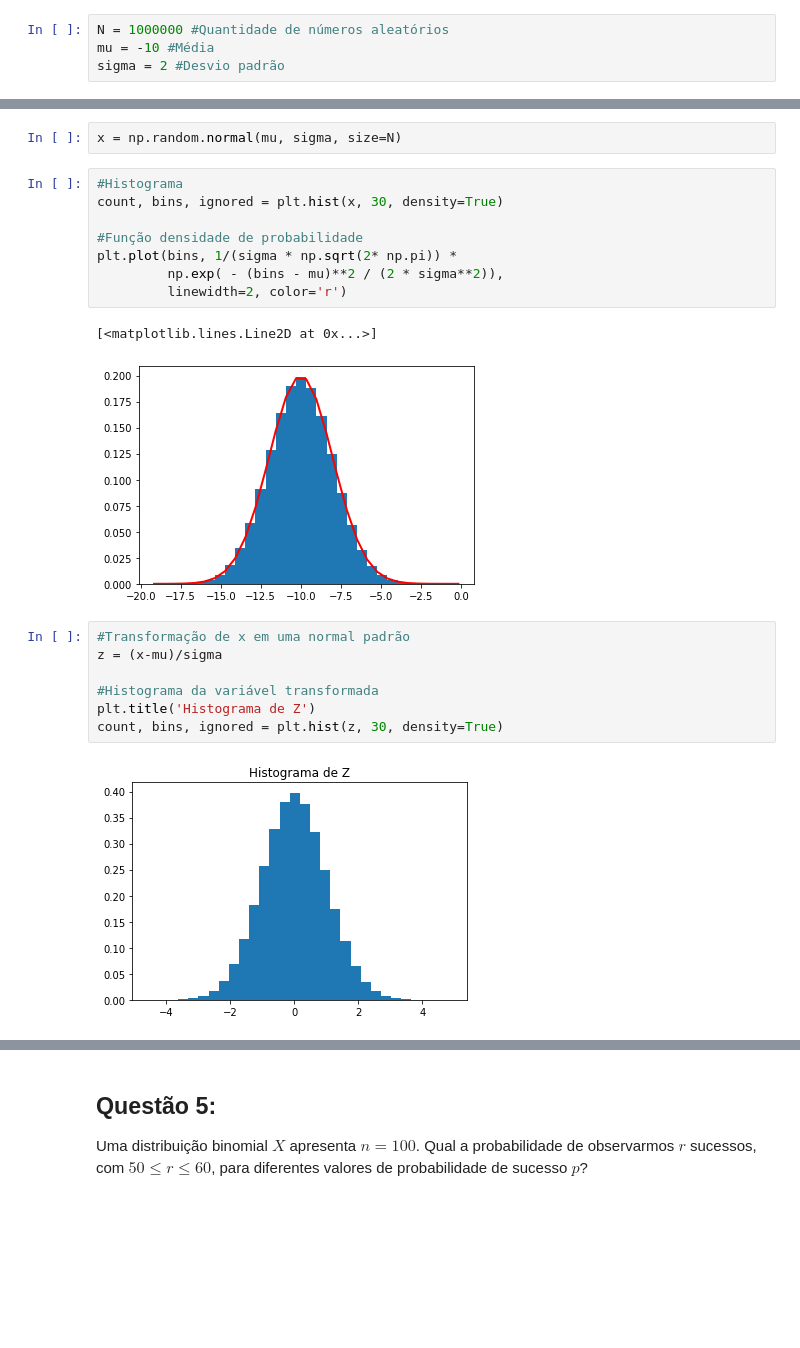
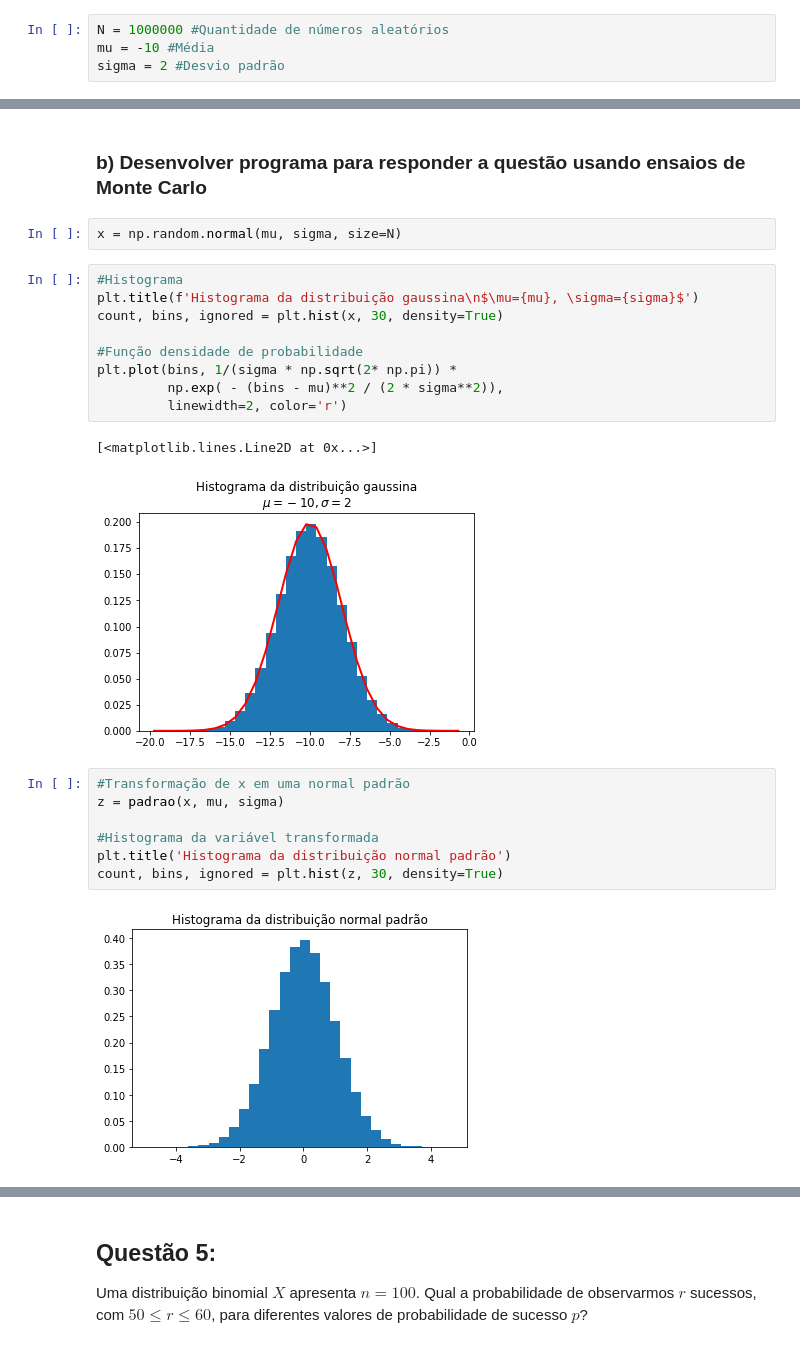
Before and after one commit to janiosl/python.ds, a Jupyter notebook: estatistica/me/est_tarefa_aula06.ipynb, the cells around one changed output, grey strips where cells are left out. Drawn from its saved outputs; the diff is of its cells as text; blank space fills up the shorter version.

```diff
--- a/estatistica/me/est_tarefa_aula06.ipynb
+++ b/estatistica/me/est_tarefa_aula06.ipynb
@@ -258,22 +308,25 @@ sigma = 2 #Desvio padrão
+# %% [markdown]
+### b) Desenvolver programa para responder a questão usando ensaios de Monte Carlo
 # %%
 x = np.random.normal(mu, sigma, size=N)
 # %%
 #Histograma
+plt.title(f'Histograma da distribuição gaussina\n$\mu={mu}, \sigma={sigma}$')
 count, bins, ignored = plt.hist(x, 30, density=True)
 
 #Função densidade de probabilidade
 plt.plot(bins, 1/(sigma * np.sqrt(2* np.pi)) *
          np.exp( - (bins - mu)**2 / (2 * sigma**2)),
          linewidth=2, color='r')
 # %% [output]
 [<matplotlib.lines.Line2D at 0x...>]
-[figure, old version]
+[figure, new version]
 # %%
 #Transformação de x em uma normal padrão
-z = (x-mu)/sigma
+z = padrao(x, mu, sigma)
 
 #Histograma da variável transformada
-plt.title('Histograma de Z')
+plt.title('Histograma da distribuição normal padrão')
 count, bins, ignored = plt.hist(z, 30, density=True)
 # %% [output]
-[figure, old version]
+[figure, new version]
```
Also changed, not shown: parts of 87 cells of this notebook.
